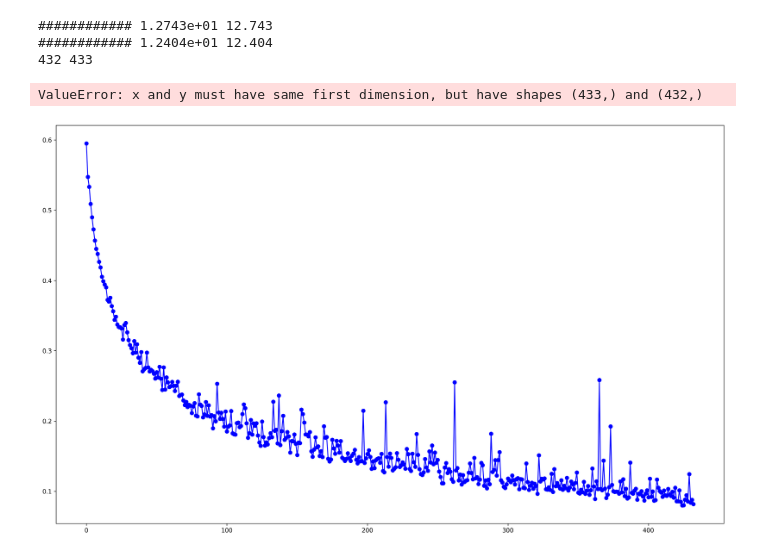
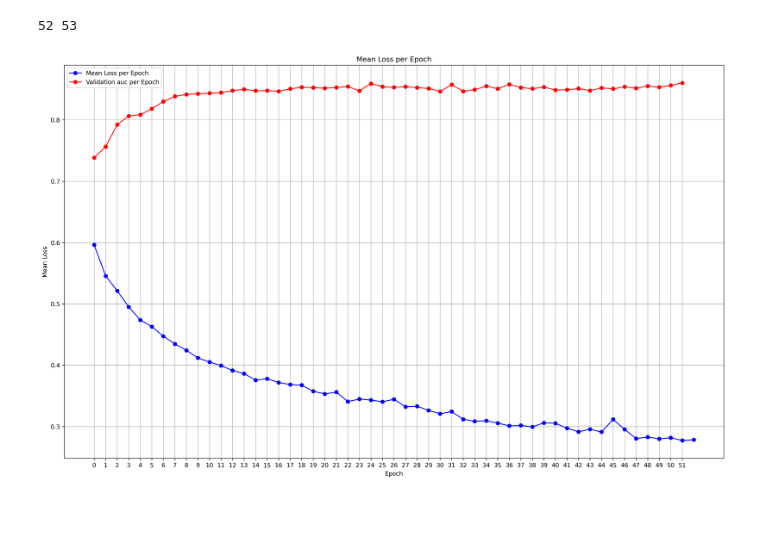
Before and after one commit to Furi5/chemprop, a Jupyter notebook: epoch_loss.ipynb, the cells around one changed output. Drawn from its saved outputs; the diff is of its cells as text; code cells hidden in the pictures; blank space fills up the shorter version.

```diff
--- a/epoch_loss.ipynb
+++ b/epoch_loss.ipynb
@@ -2,7 +2,7 @@
 import re
 import matplotlib.pyplot as plt
 
-with open('checkpoints/att/Organ/Organ_1_model/verbose.log', 'r')as f:
+with open('checkpoints/att/Organ/test_Organ_1_model/verbose.log', 'r')as f:
     epoch_losses = {}
     auc_list = []
     current_epoch = None
@@ -21,36 +21,33 @@ with open('checkpoints/att/Organ/Organ_1_model/verbose.log', 'r')as f:
             if float(loss_match.group(1)) > 10:
                 print('############',loss_match.group(1), float(loss_match.group(1)))
         elif auc_match is not None:
             auc_list.append(float(auc_match.group(1)))
 
 
 epochs = []
 mean_losses = []
 
 for epoch, losses in epoch_losses.items():
     mean_loss = sum(losses) / len(losses)
     epochs.append(epoch)
     mean_losses.append(mean_loss)
 
 # 绘制每个Epoch的平均Loss值
 last_epoch_losses = epochs[:-1]
 print(len(auc_list), len(epoch_losses))
 plt.figure(figsize=(20, 12),dpi=300)
 plt.plot(epochs, mean_losses, marker='o', linestyle='-', color='b', label='Mean Loss per Epoch')
 plt.plot(last_epoch_losses, auc_list, marker='o', linestyle='-', color='r', label='Validation auc per Epoch')
 plt.xlabel('Epoch')
 plt.ylabel('Mean Loss')
 plt.title('Mean Loss per Epoch')
 plt.legend()
 plt.grid(True)
 
 # 设置X轴的刻度间隔为10
-plt.xticks(range(0, len(last_epoch_losses), 100))
+plt.xticks(range(0, len(last_epoch_losses), 1))
 
 plt.show()
 # %% [output]
-############ 1.2743e+01 12.743
-############ 1.2404e+01 12.404
-432 433
+52 53
-ValueError: x and y must have same first dimension, but have shapes (433,) and (432,)
-[figure, old version]
+[figure, new version]
```
Also changed, not shown: 16 other files.
